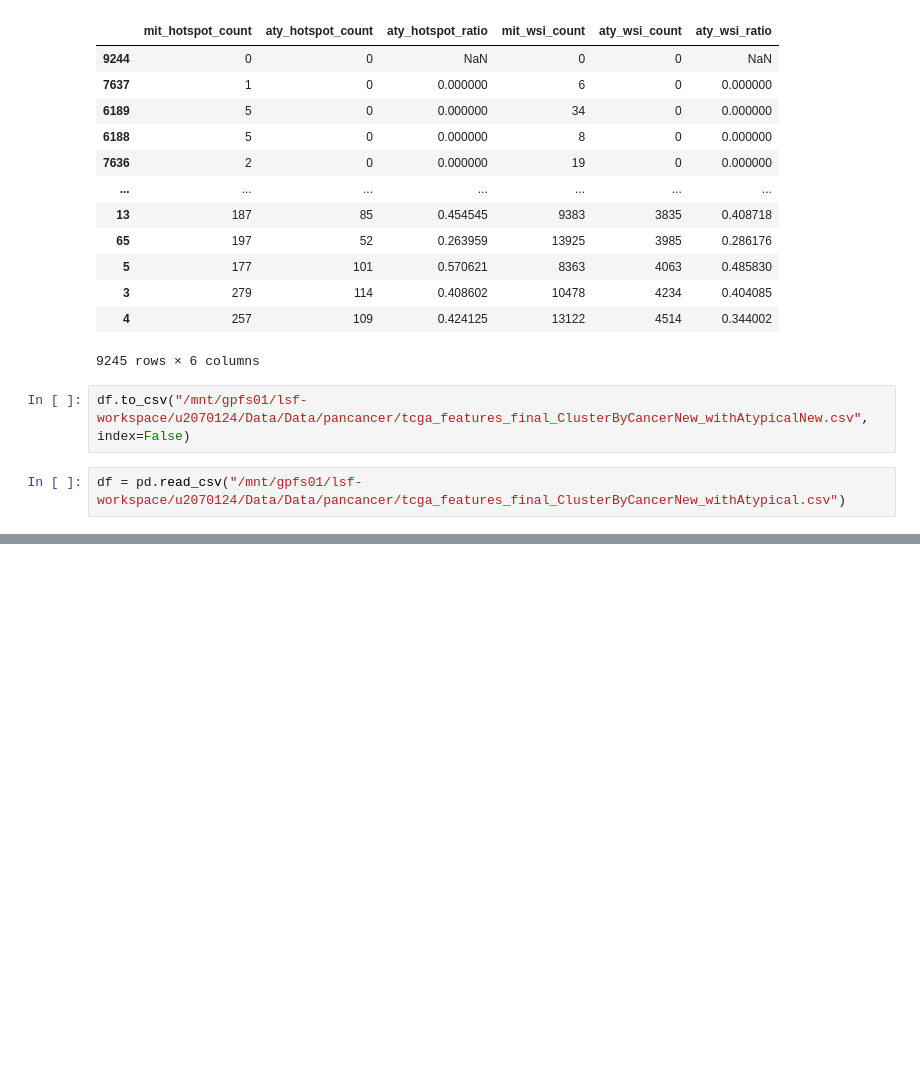
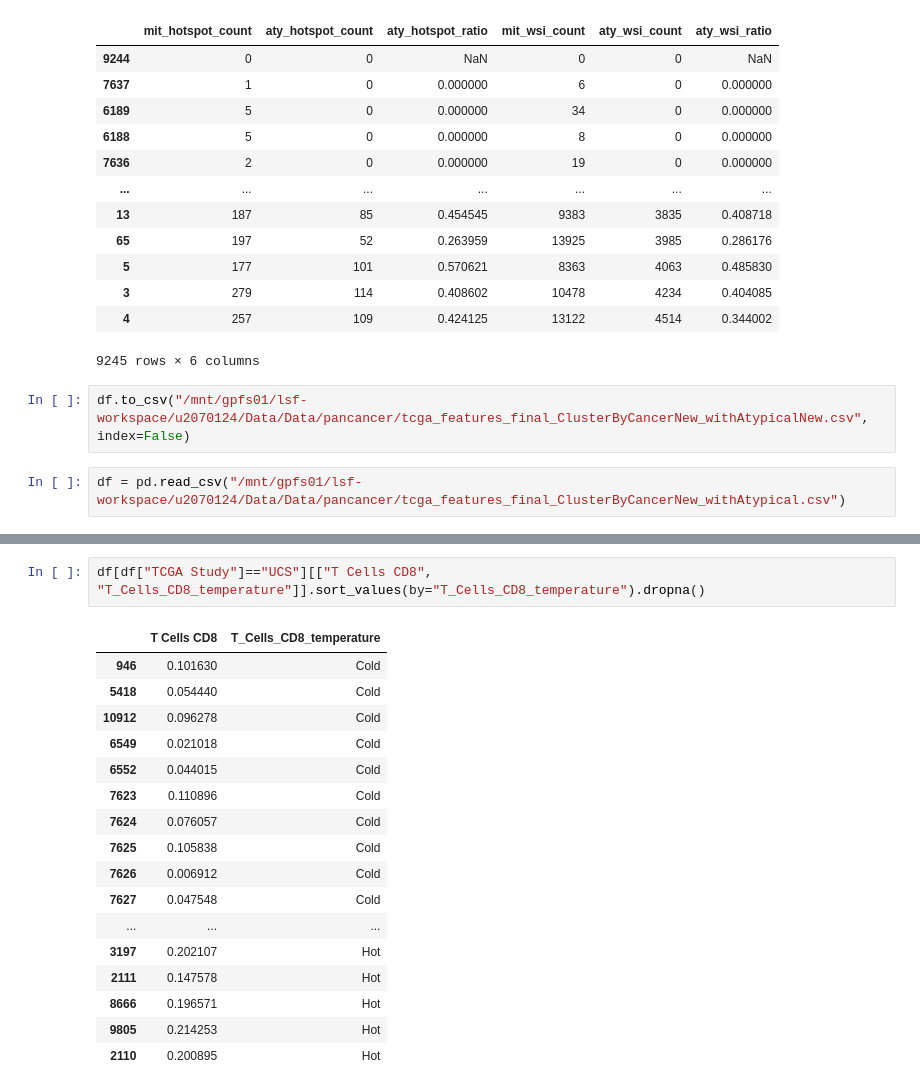
Before and after one commit to mostafajahanifar/pacman, a Jupyter notebook: playground_finding_mitotic_hot.ipynb, the cells around one changed output, grey strips where cells are left out. Saved outputs shown, nothing was run; the diff lists cells and outputs as text; blank space fills up the shorter version.

```diff
--- a/playground_finding_mitotic_hot.ipynb
+++ b/playground_finding_mitotic_hot.ipynb
@@ -422,0 +656,20 @@ df = pd.read_csv("/mnt/gpfs01/lsf-workspace/u2070124/Data/Data/pancancer/tcga_fe
+# %%
+df[df["TCGA Study"]=="UCS"][["T Cells CD8", "T_Cells_CD8_temperature"]].sort_values(by="T_Cells_CD8_temperature").dropna()
+# %% [output]
+|  | T Cells CD8 | T_Cells_CD8_temperature |
+| 946 | 0.101630 | Cold |
+| 5418 | 0.054440 | Cold |
+| 10912 | 0.096278 | Cold |
+| 6549 | 0.021018 | Cold |
+| 6552 | 0.044015 | Cold |
+| 7623 | 0.110896 | Cold |
+| 7624 | 0.076057 | Cold |
+| 7625 | 0.105838 | Cold |
+| 7626 | 0.006912 | Cold |
+| 7627 | 0.047548 | Cold |
+| ... | ... | ... |
+| 3197 | 0.202107 | Hot |
+| 2111 | 0.147578 | Hot |
+| 8666 | 0.196571 | Hot |
+| 9805 | 0.214253 | Hot |
+| 2110 | 0.200895 | Hot |
```
Also changed, not shown: parts of 5 cells of this notebook, 19 other files.
